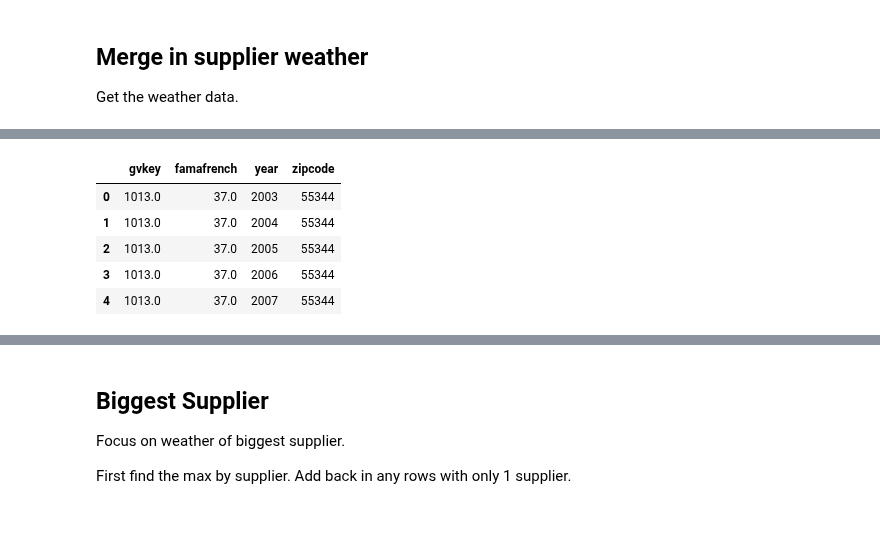
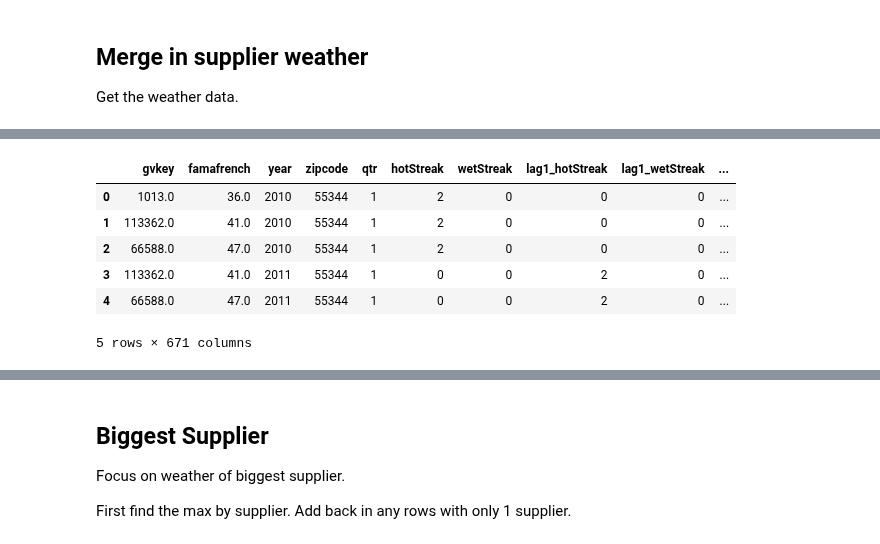
Before and after one commit to brianreed21/extremes, a Jupyter notebook: extremesCleaningCode/linkingExecute.ipynb, the cells around one changed output, grey strips where cells are left out. Drawn from its saved outputs; the diff is of its cells as text; code cells hidden in the pictures.

Commit message:
finalized suppliers (largest + all), added streak data from stocks to all others, cleaned up final cleaning file pre-regressions

```diff
--- a/extremesCleaningCode/linkingExecute.ipynb
+++ b/extremesCleaningCode/linkingExecute.ipynb
@@ -980,6 +1360,9 @@ customerDB.head()
 ## Merge in supplier weather
 Get the weather data.
 # %%
+streaks_withLags = pd.read_csv("../../data/companyData/streaks_withLags.csv").\
+    drop(columns = {'Unnamed: 0', 'yearQtr'})
+
 g = pd.read_csv("../../data/companyData/weatherByEstablishment.csv").\
     drop(columns = {"Unnamed: 0"})
 
@@ -993,7 +1376,11 @@ averages = pd.read_csv("../../data/companyData/quarterlyStatsByZip.csv").\
 averages['qtr'] = averages.quarter.str.slice(1,2).astype('float')
 averages.drop(columns = {'quarter'}, inplace = True)
 
-averages.head()
+
+
+streaks_withLags          = streaks_withLags.astype({'year':       'category',
+                           'qtr':        'category',
+                           'zipcode':    'category'})
 
 allWeather_withLags       = allWeather_withLags.astype({'year':       'category',
                            'qtr':        'category',
@@ -1033,0 +1399,5 @@ print(allSupplierData.merge(g).shape,
+# %%
+suppliersWithWeather = allSupplierData[allSupplierData.year > 2009].merge(streaks_withLags).merge(allWeather_withLags).merge(averages).merge(allWeather_byInd_withLags).merge(g)
+print("supplier: ", suppliersWithWeather.shape)
+
+suppliersWithWeather.to_csv("../../data/companyData/suppliersWithWeather.csv")
@@ -1034,9 +1468,10 @@ print(allSupplierData.merge(g).shape,
 # %%
-allSupplierData.head()
+suppliersWithWeather.head()
 # %% [output]
-|  | gvkey | famafrench | year | zipcode |
-| 0 | 1013.0 | 37.0 | 2003 | 55344 |
-| 1 | 1013.0 | 37.0 | 2004 | 55344 |
-| 2 | 1013.0 | 37.0 | 2005 | 55344 |
-| 3 | 1013.0 | 37.0 | 2006 | 55344 |
-| 4 | 1013.0 | 37.0 | 2007 | 55344 |
+|  | gvkey | famafrench | year | zipcode | qtr | hotStreak | wetStreak | lag1_hotStreak | lag1_wetStreak | ... |
+| 0 | 1013.0 | 36.0 | 2010 | 55344 | 1 | 2 | 0 | 0 | 0 | ... |
+| 1 | 113362.0 | 41.0 | 2010 | 55344 | 1 | 2 | 0 | 0 | 0 | ... |
+| 2 | 66588.0 | 47.0 | 2010 | 55344 | 1 | 2 | 0 | 0 | 0 | ... |
+| 3 | 113362.0 | 41.0 | 2011 | 55344 | 1 | 0 | 0 | 2 | 0 | ... |
+| 4 | 66588.0 | 47.0 | 2011 | 55344 | 1 | 0 | 0 | 2 | 0 | ... |
+5 rows × 671 columns
```
Also changed, not shown: parts of 83 cells of this notebook, 2 other files.
